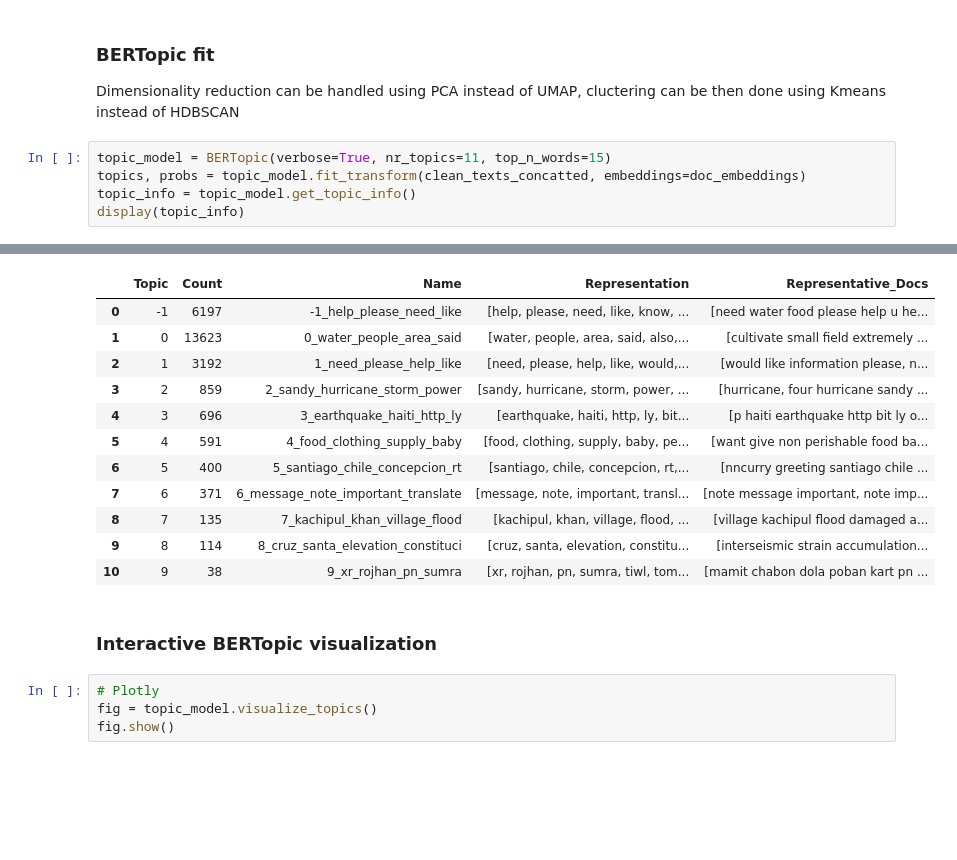
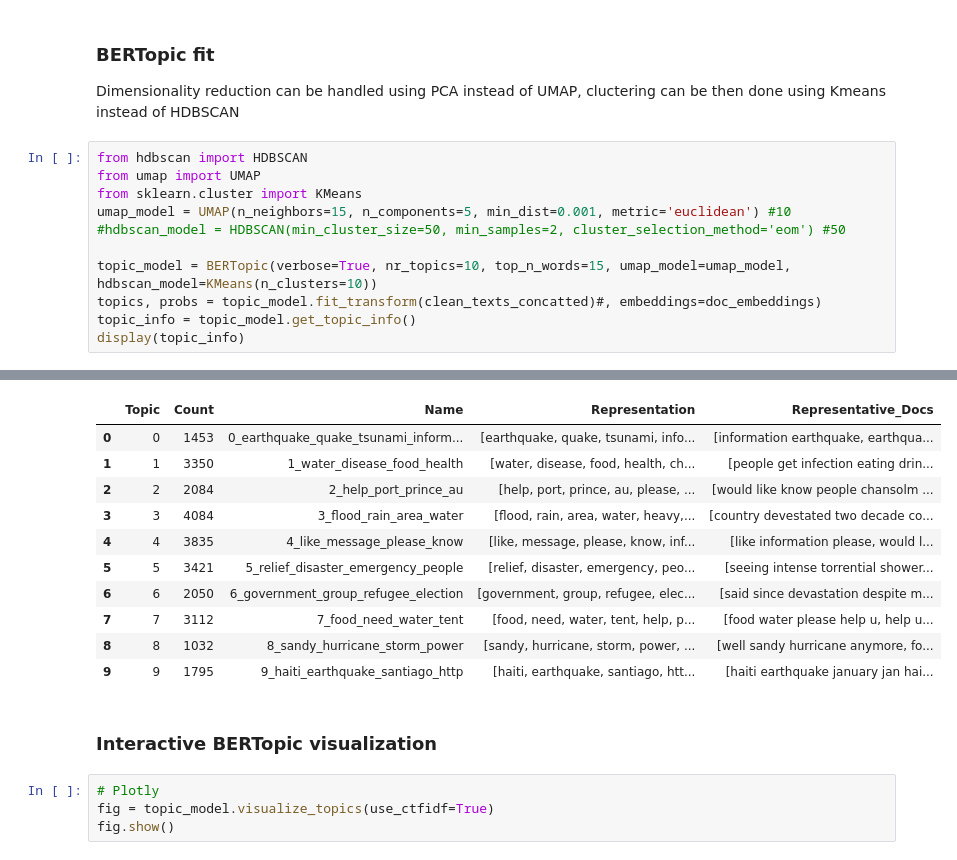
Before and after one commit to littlemicrowave/NLP-disaster-messages, a Jupyter notebook: Topic_Modeling.ipynb, the cells around one changed output, grey strips where cells are left out. Cells and saved outputs as stored; diff of their text form; blank space fills up the shorter version.

```diff
--- a/Topic_Modeling.ipynb
+++ b/Topic_Modeling.ipynb
@@ -145,8 +147,14 @@ Built doc_embeddings: shape=(26216, 50), vocab=7073, covered=7073
 
 Dimensionality reduction can be handled using PCA instead of UMAP, cluctering can be then done using Kmeans instead of HDBSCAN
 # %%
-topic_model = BERTopic(verbose=True, nr_topics=11, top_n_words=15)
-topics, probs = topic_model.fit_transform(clean_texts_concatted, embeddings=doc_embeddings)
+from hdbscan import HDBSCAN
+from umap import UMAP
+from sklearn.cluster import KMeans
+umap_model = UMAP(n_neighbors=15, n_components=5, min_dist=0.001, metric='euclidean') #10
+#hdbscan_model = HDBSCAN(min_cluster_size=50, min_samples=2, cluster_selection_method='eom') #50
+
+topic_model = BERTopic(verbose=True, nr_topics=10, top_n_words=15, umap_model=umap_model, hdbscan_model=KMeans(n_clusters=10))
+topics, probs = topic_model.fit_transform(clean_texts_concatted)#, embeddings=doc_embeddings)
 topic_info = topic_model.get_topic_info()
 display(topic_info)
 # %% [output]
@@ -163,18 +173,17 @@ display(topic_info)
 |  | Topic | Count | Name | Representation | Representative_Docs |
-| 0 | -1 | 6197 | -1_help_please_need_like | [help, please, need, like, know, ... | [need water food please help u he... |
-| 1 | 0 | 13623 | 0_water_people_area_said | [water, people, area, said, also,... | [cultivate small field extremely ... |
-| 2 | 1 | 3192 | 1_need_please_help_like | [need, please, help, like, would,... | [would like information please, n... |
-| 3 | 2 | 859 | 2_sandy_hurricane_storm_power | [sandy, hurricane, storm, power, ... | [hurricane, four hurricane sandy ... |
-| 4 | 3 | 696 | 3_earthquake_haiti_http_ly | [earthquake, haiti, http, ly, bit... | [p haiti earthquake http bit ly o... |
-| 5 | 4 | 591 | 4_food_clothing_supply_baby | [food, clothing, supply, baby, pe... | [want give non perishable food ba... |
-| 6 | 5 | 400 | 5_santiago_chile_concepcion_rt | [santiago, chile, concepcion, rt,... | [nncurry greeting santiago chile ... |
-| 7 | 6 | 371 | 6_message_note_important_translate | [message, note, important, transl... | [note message important, note imp... |
-| 8 | 7 | 135 | 7_kachipul_khan_village_flood | [kachipul, khan, village, flood, ... | [village kachipul flood damaged a... |
-| 9 | 8 | 114 | 8_cruz_santa_elevation_constituci | [cruz, santa, elevation, constitu... | [interseismic strain accumulation... |
-| 10 | 9 | 38 | 9_xr_rojhan_pn_sumra | [xr, rojhan, pn, sumra, tiwl, tom... | [mamit chabon dola poban kart pn ... |
+| 0 | 0 | 1453 | 0_earthquake_quake_tsunami_inform... | [earthquake, quake, tsunami, info... | [information earthquake, earthqua... |
+| 1 | 1 | 3350 | 1_water_disease_food_health | [water, disease, food, health, ch... | [people get infection eating drin... |
+| 2 | 2 | 2084 | 2_help_port_prince_au | [help, port, prince, au, please, ... | [would like know people chansolm ... |
+| 3 | 3 | 4084 | 3_flood_rain_area_water | [flood, rain, area, water, heavy,... | [country devestated two decade co... |
+| 4 | 4 | 3835 | 4_like_message_please_know | [like, message, please, know, inf... | [like information please, would l... |
+| 5 | 5 | 3421 | 5_relief_disaster_emergency_people | [relief, disaster, emergency, peo... | [seeing intense torrential shower... |
+| 6 | 6 | 2050 | 6_government_group_refugee_election | [government, group, refugee, elec... | [said since devastation despite m... |
+| 7 | 7 | 3112 | 7_food_need_water_tent | [food, need, water, tent, help, p... | [food water please help u, help u... |
+| 8 | 8 | 1032 | 8_sandy_hurricane_storm_power | [sandy, hurricane, storm, power, ... | [well sandy hurricane anymore, fo... |
+| 9 | 9 | 1795 | 9_haiti_earthquake_santiago_http | [haiti, earthquake, santiago, htt... | [haiti earthquake january jan hai... |
 # %% [markdown]
 ### Interactive BERTopic visualization
 # %%
 # Plotly
-fig = topic_model.visualize_topics()
+fig = topic_model.visualize_topics(use_ctfidf=True)
 fig.show()
```
Also changed, not shown: parts of 5 cells of this notebook.
